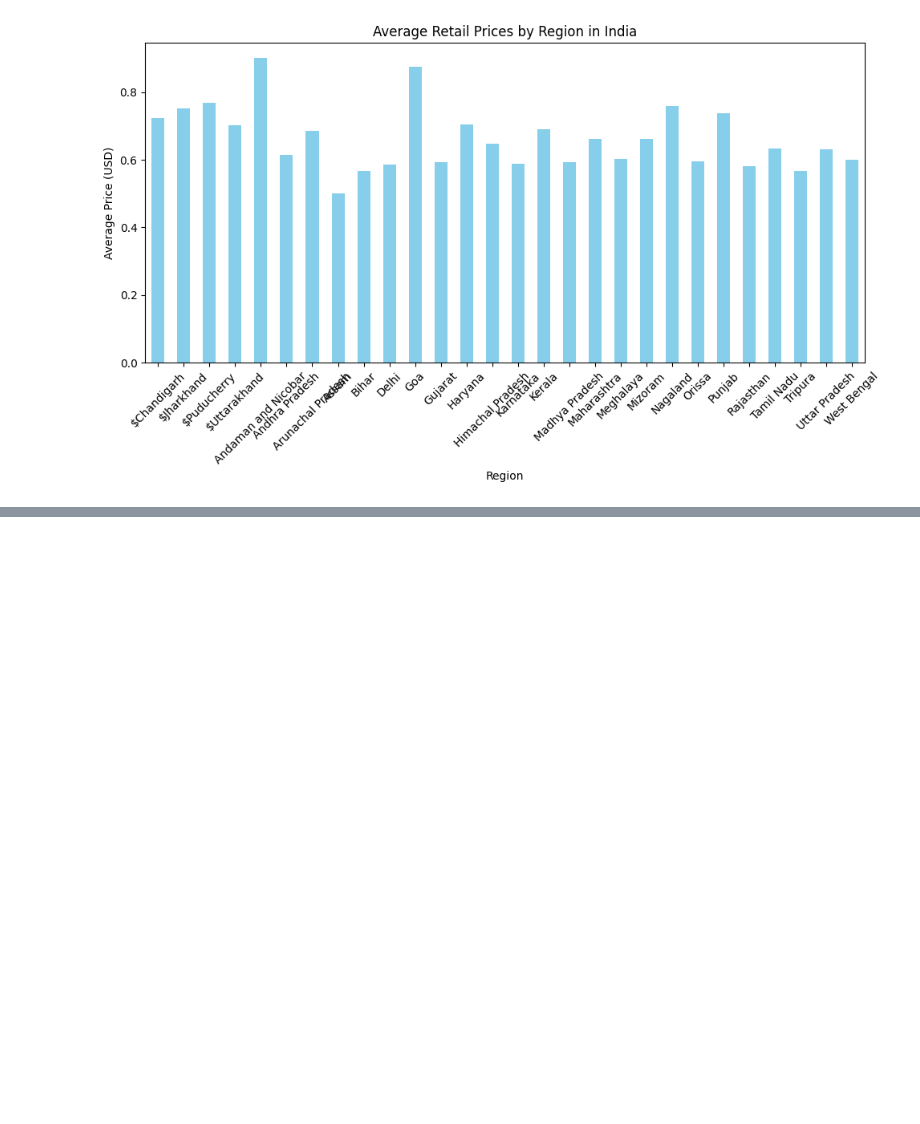
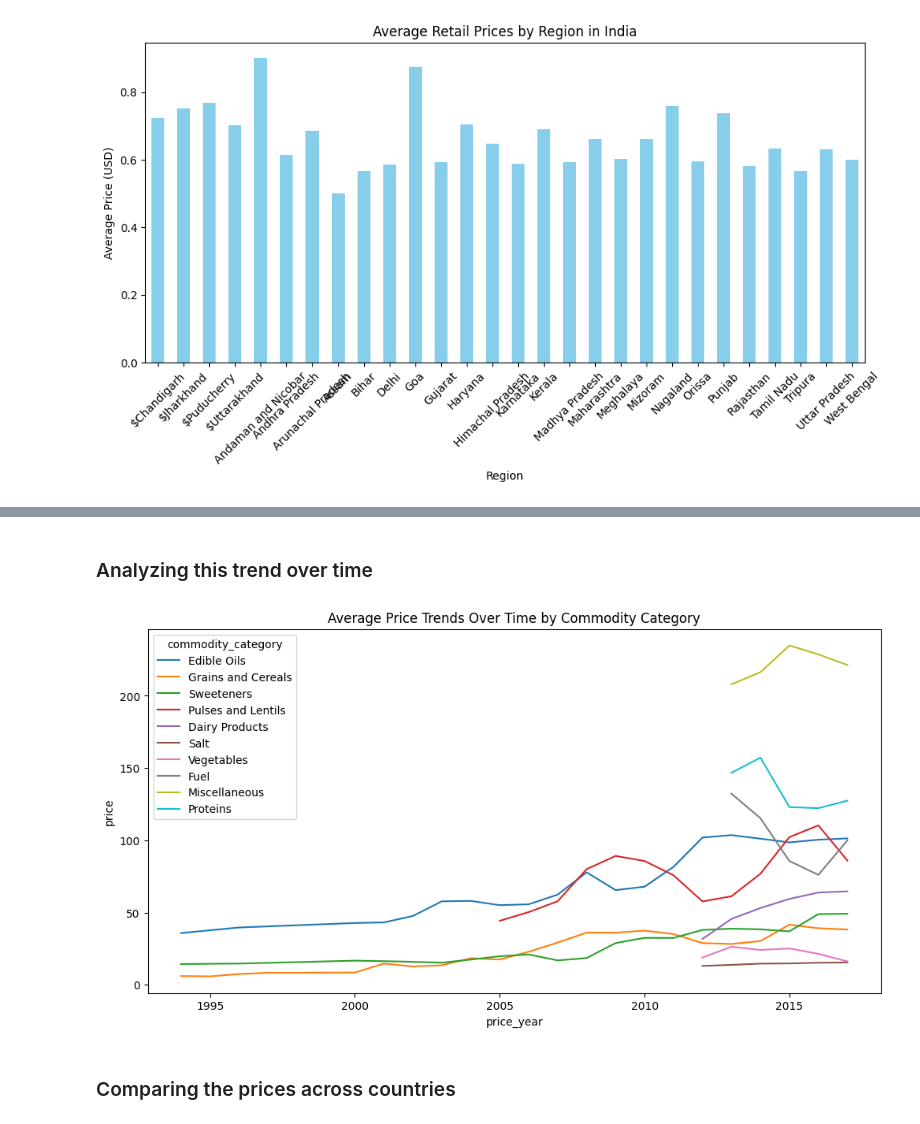
Before and after one commit to raghuveerv/CommodityPricePredictor, a Jupyter notebook: Raghuveer-Explore.ipynb, the cells around one changed output, grey strips where cells are left out. Cells and saved outputs as stored; diff of their text form; code cells hidden in the pictures; blank space fills up the shorter version.

```diff
--- a/Raghuveer-Explore.ipynb
+++ b/Raghuveer-Explore.ipynb
@@ -309,0 +418,15 @@ plt.show()
+# %% [markdown]
+### Analyzing this trend over time
+# %%
+# Group by year and commodity category to calculate average price
+price_trends = M_food_prices.groupby(['price_year', 'commodity_category'])['price'].mean().reset_index()
+
+# Plot the price trends over time
+plt.figure(figsize=(12, 6))
+sns.lineplot(x='price_year', y='price', hue='commodity_category', data=price_trends)
+plt.title('Average Price Trends Over Time by Commodity Category')
+plt.show()
+# %% [output]
+[figure, added]
+# %% [markdown]
+### Comparing the prices across countries
```
Also changed, not shown: parts of 14 cells of this notebook.
